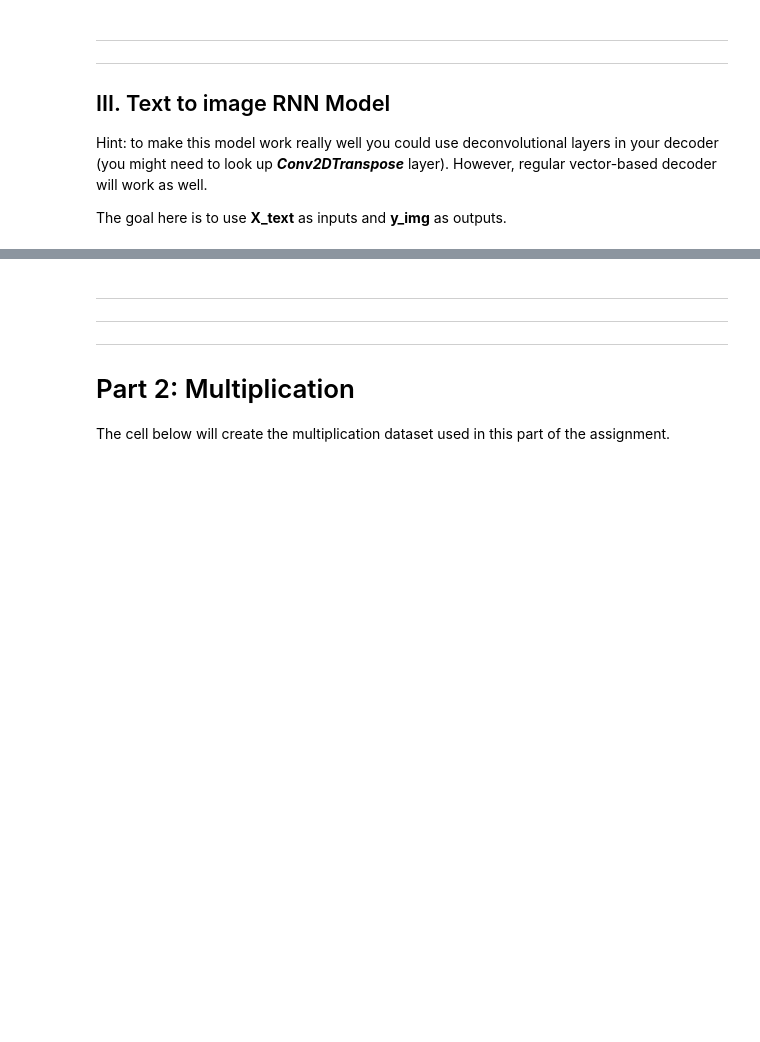
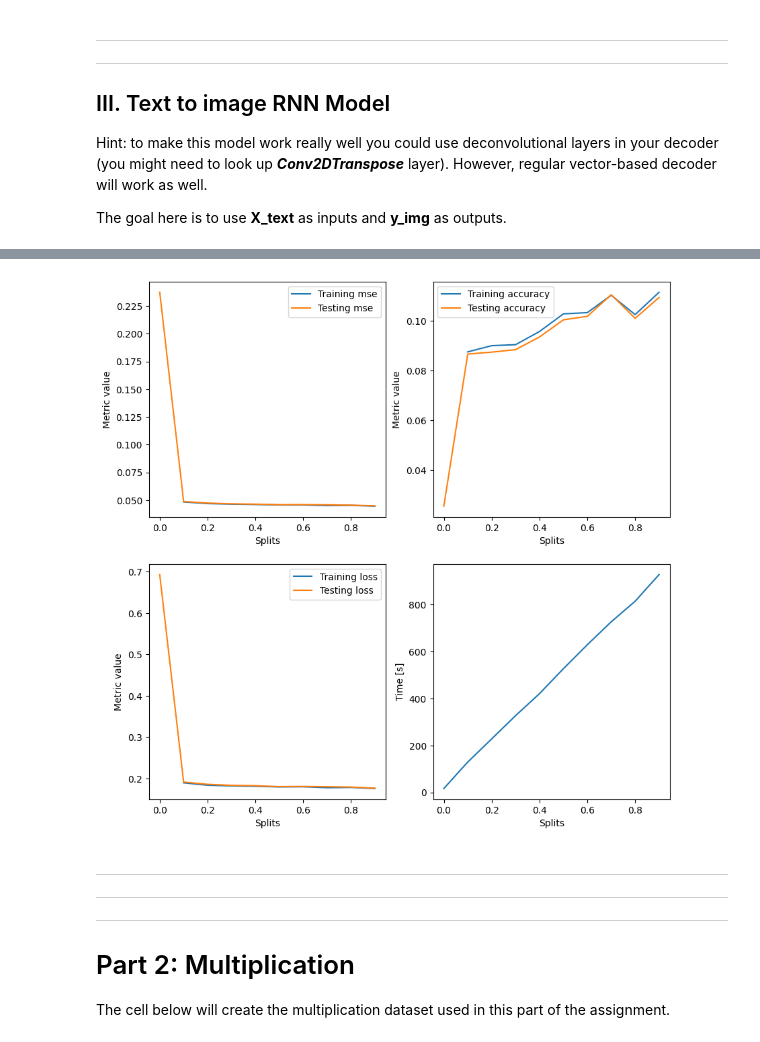
Before and after one commit to Spijkerberg/IDL-A2, a Jupyter notebook: individual_solns/A2_menno.ipynb, the cells around one changed output, grey strips where cells are left out. Cells and saved outputs as stored; diff of their text form; code cells hidden in the pictures; blank space fills up the shorter version.

```diff
--- a/individual_solns/A2_menno.ipynb
+++ b/individual_solns/A2_menno.ipynb
@@ -764,3 +828,40 @@ The goal here is to use **X_text** as inputs and **y_img** as outputs.
+# %%
+data = np.array([
+    [0.0, np.nan, np.nan, np.nan, 0.6931, 0.0255, 0.2374,  16.884],
+    [0.1, 0.1895, 0.0876, 0.0483, 0.1914, 0.0867, 0.0487, 129.412],
+    [0.2, 0.1837, 0.0901, 0.0468, 0.186 , 0.0875, 0.0473, 227.715],
+    [0.3, 0.1822, 0.0905, 0.0463, 0.1834, 0.0885, 0.0466, 326.669],
+    [0.4, 0.1812, 0.0958, 0.046 , 0.1826, 0.0936, 0.0463, 420.091],
+    [0.5, 0.1796, 0.1029, 0.0456, 0.1804, 0.1005, 0.0458, 526.220],
+    [0.6, 0.18  , 0.1034, 0.0456, 0.1808, 0.1019, 0.0459, 628.136],
+    [0.7, 0.1777, 0.1104, 0.045 , 0.1802, 0.1106, 0.0457, 725.622],
+    [0.8, 0.1784, 0.1026, 0.0452, 0.1793, 0.1011, 0.0454, 813.028],
+    [0.9, 0.1758, 0.1116, 0.0445, 0.1767, 0.1095, 0.0448, 926.244],
+]).T
+
+fig, ((mse_plot, acc_plot), (loss_plot, time_plot)) = plt.subplots(2, 2, figsize=(10,10))
+mse_plot.plot(data[0], data[3], label='Training mse')
+mse_plot.plot(data[0], data[6], label='Testing mse')
+mse_plot.set_xlabel('Splits')
+mse_plot.set_ylabel('Metric value')
+mse_plot.legend()
+acc_plot.plot(data[0], data[2], label='Training accuracy')
+acc_plot.plot(data[0], data[5], label='Testing accuracy')
+acc_plot.set_xlabel('Splits')
+acc_plot.set_ylabel('Metric value')
+acc_plot.legend()
+loss_plot.plot(data[0], data[1], label='Training loss')
+loss_plot.plot(data[0], data[4], label='Testing loss')
+loss_plot.set_xlabel('Splits')
+loss_plot.set_ylabel('Metric value')
+loss_plot.legend()
+time_plot.plot(data[0], data[7])
+time_plot.set_xlabel('Splits')
+time_plot.set_ylabel('Time [s]')
+
+plt.show()
+# %% [output]
+[figure, added]
 # %% [markdown]
 
 ---
```
Also changed, not shown: parts of 10 cells of this notebook.
